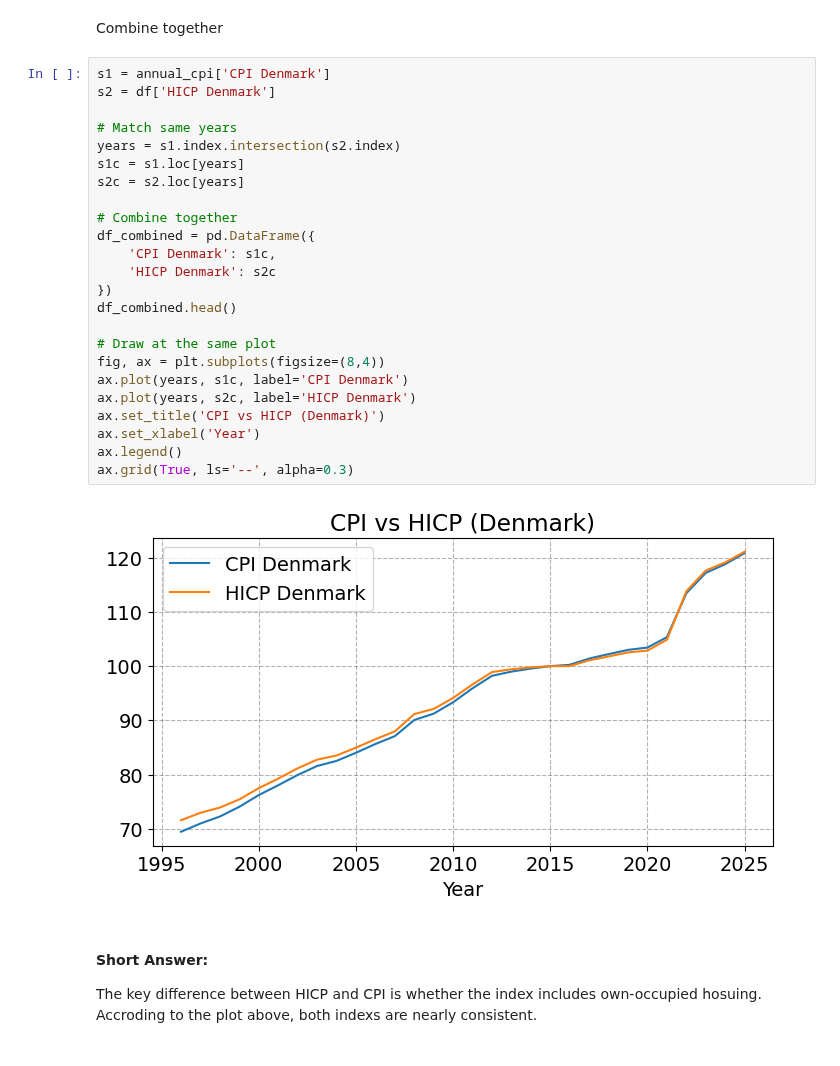
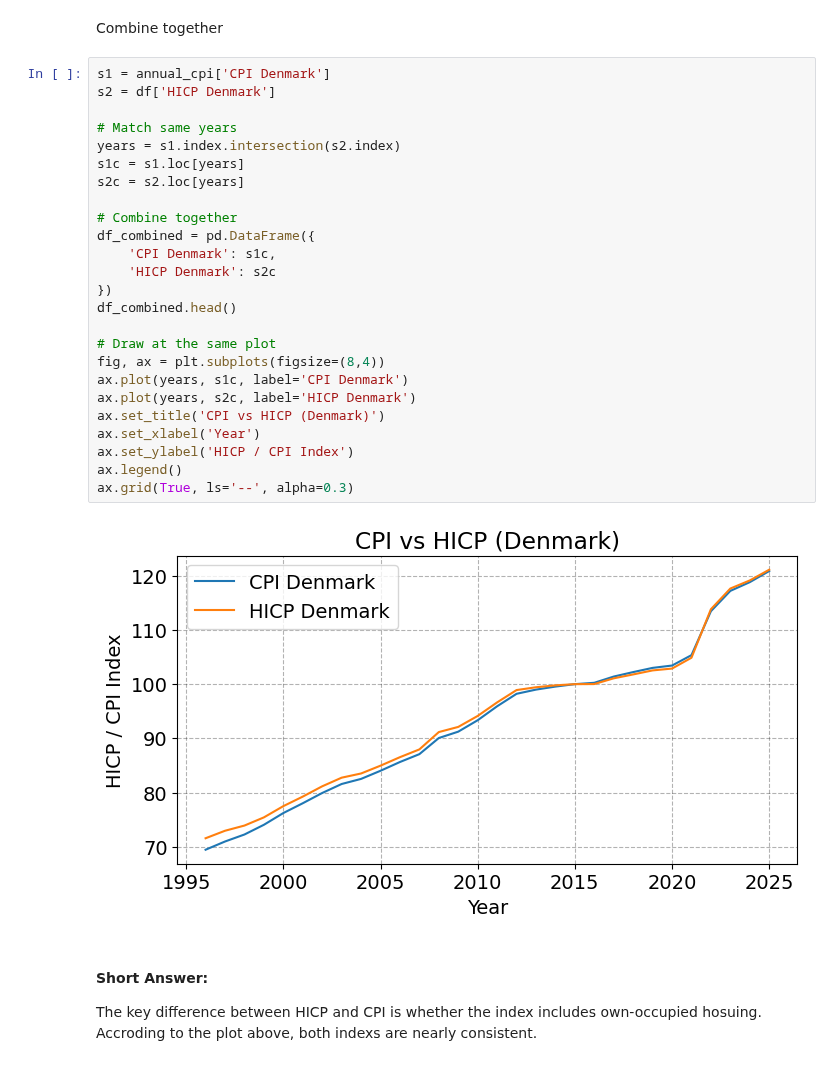
Before and after one commit to Hsueh-1113/Programming-for-Economists, a Jupyter notebook: 01_dataproject_Lee/dataproject.ipynb, the cells around one changed output. Drawn from its saved outputs; the diff is of its cells as text.

```diff
--- a/01_dataproject_Lee/dataproject.ipynb
+++ b/01_dataproject_Lee/dataproject.ipynb
@@ -256,29 +253,30 @@ Combine together
 # %%
 s1 = annual_cpi['CPI Denmark']
 s2 = df['HICP Denmark']
 
 # Match same years
 years = s1.index.intersection(s2.index)
 s1c = s1.loc[years]
 s2c = s2.loc[years]
 
 # Combine together
 df_combined = pd.DataFrame({
     'CPI Denmark': s1c,
     'HICP Denmark': s2c
 })
 df_combined.head()
 
 # Draw at the same plot
 fig, ax = plt.subplots(figsize=(8,4))
 ax.plot(years, s1c, label='CPI Denmark')
 ax.plot(years, s2c, label='HICP Denmark')
 ax.set_title('CPI vs HICP (Denmark)')
 ax.set_xlabel('Year')
+ax.set_ylabel('HICP / CPI Index')
 ax.legend()
 ax.grid(True, ls='--', alpha=0.3)
 # %% [output]
-[figure, old version]
+[figure, new version]
 # %% [markdown]
 #### Short Answer:
 The key difference between HICP and CPI is whether the index includes own-occupied hosuing. Accroding to the plot above, both indexs are nearly consistent.
```
Also changed, not shown: parts of 6 cells of this notebook.
